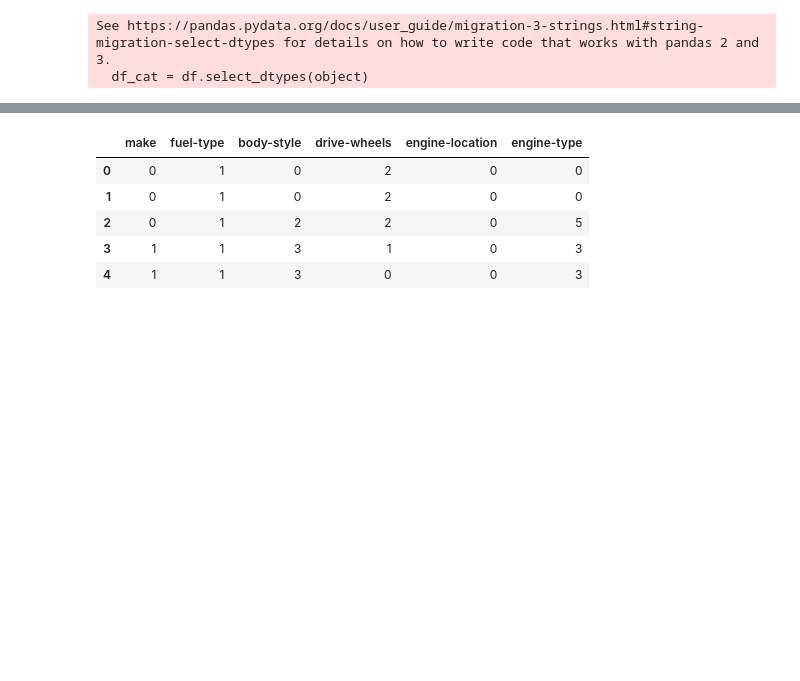
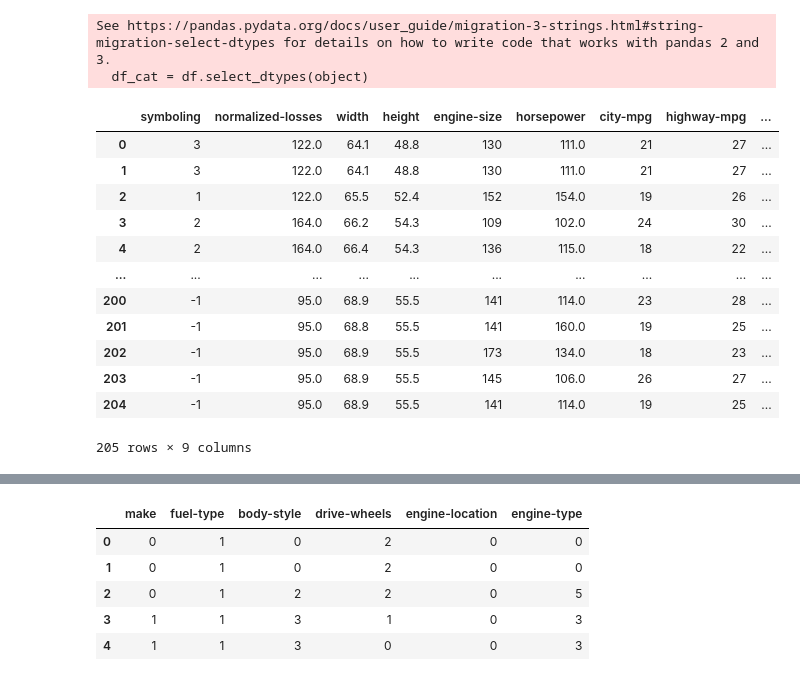
Before and after one commit to aryanp0603/Machine_Learning_Automobile_Model, a Jupyter notebook: 3.lab4.ipynb, the cells around one changed output, grey strips where cells are left out. Drawn from its saved outputs; the diff is of its cells as text; code cells hidden in the pictures; blank space fills up the shorter version.

```diff
--- a/3.lab4.ipynb
+++ b/3.lab4.ipynb
@@ -160,3 +160,19 @@ df_cat = df.select_dtypes(object)
 # %% [output]
 See https://pandas.pydata.org/docs/user_guide/migration-3-strings.html#string-migration-select-dtypes for details on how to write code that works with pandas 2 and 3.
   df_cat = df.select_dtypes(object)
+# %%
+df_num
+# %% [output]
+|  | symboling | normalized-losses | width | height | engine-size | horsepower | city-mpg | highway-mpg | ... |
+| 0 | 3 | 122.0 | 64.1 | 48.8 | 130 | 111.0 | 21 | 27 | ... |
+| 1 | 3 | 122.0 | 64.1 | 48.8 | 130 | 111.0 | 21 | 27 | ... |
+| 2 | 1 | 122.0 | 65.5 | 52.4 | 152 | 154.0 | 19 | 26 | ... |
+| 3 | 2 | 164.0 | 66.2 | 54.3 | 109 | 102.0 | 24 | 30 | ... |
+| 4 | 2 | 164.0 | 66.4 | 54.3 | 136 | 115.0 | 18 | 22 | ... |
+| ... | ... | ... | ... | ... | ... | ... | ... | ... | ... |
+| 200 | -1 | 95.0 | 68.9 | 55.5 | 141 | 114.0 | 23 | 28 | ... |
+| 201 | -1 | 95.0 | 68.8 | 55.5 | 141 | 160.0 | 19 | 25 | ... |
+| 202 | -1 | 95.0 | 68.9 | 55.5 | 173 | 134.0 | 18 | 23 | ... |
+| 203 | -1 | 95.0 | 68.9 | 55.5 | 145 | 106.0 | 26 | 27 | ... |
+| 204 | -1 | 95.0 | 68.9 | 55.5 | 141 | 114.0 | 19 | 25 | ... |
+205 rows × 9 columns
```
Also changed, not shown: parts of 6 cells of this notebook.
